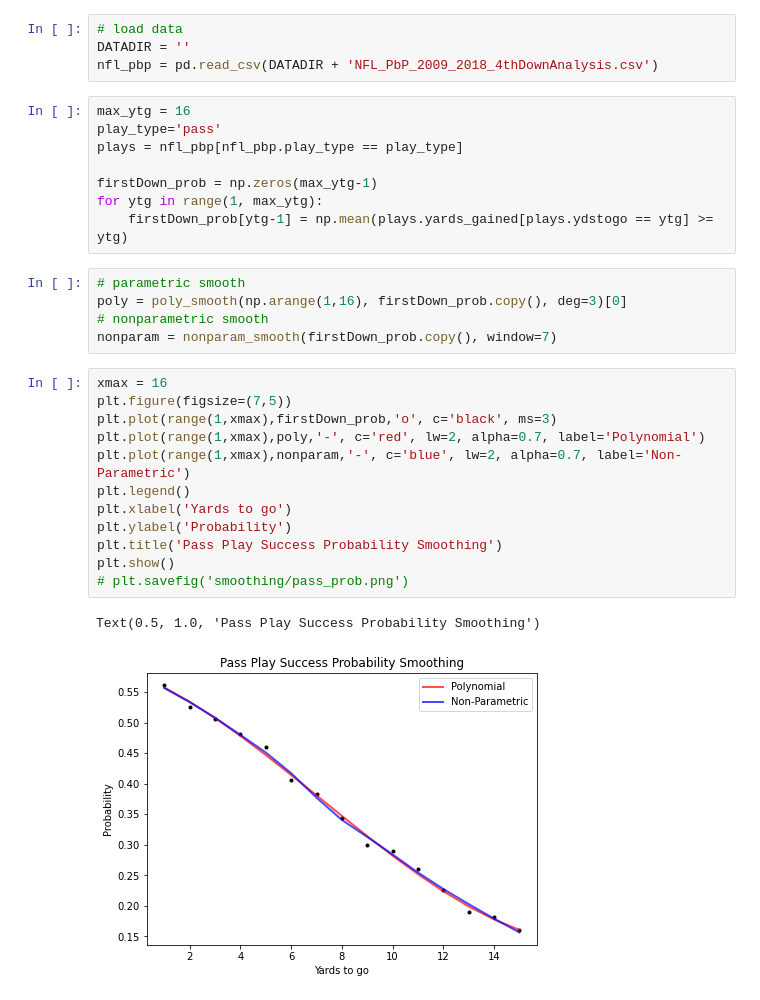
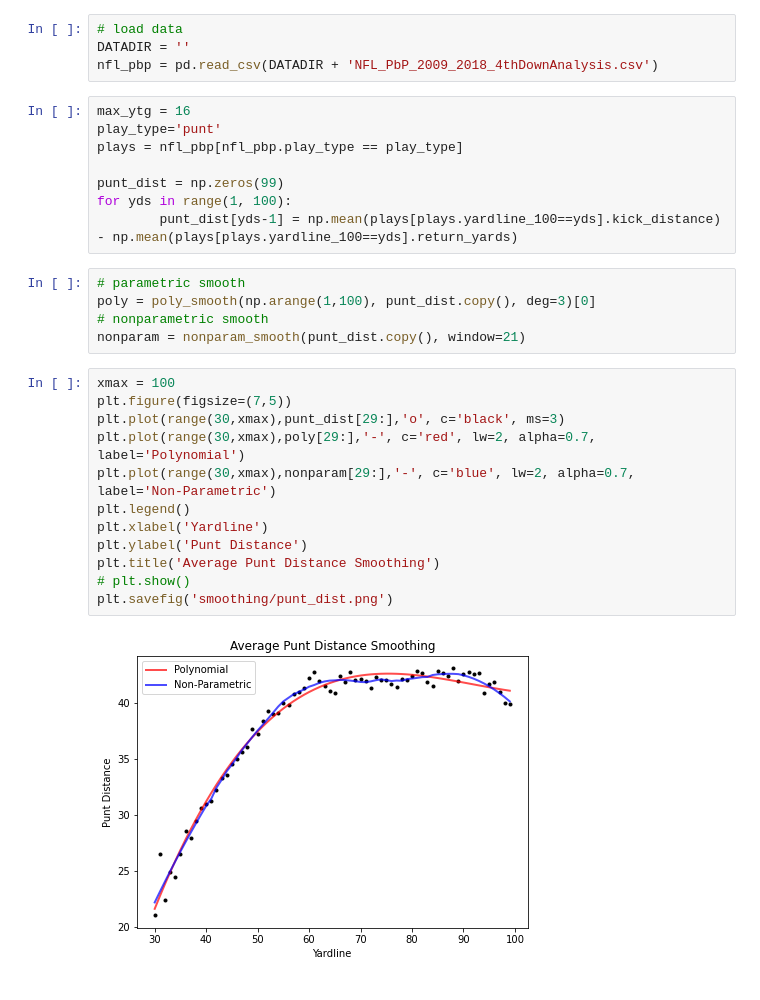
Before and after one commit to janetli19/nfl-runpass, a Jupyter notebook: smoothing.ipynb, the cells around one changed output. Drawn from its saved outputs; the diff is of its cells as text.

Commit message:
updated punt smoothing

```diff
--- a/smoothing.ipynb
+++ b/smoothing.ipynb
@@ -22,29 +22,28 @@ DATADIR = ''
 nfl_pbp = pd.read_csv(DATADIR + 'NFL_PbP_2009_2018_4thDownAnalysis.csv')
 # %%
 max_ytg = 16
-play_type='pass'
+play_type='punt'
 plays = nfl_pbp[nfl_pbp.play_type == play_type]
 
-firstDown_prob = np.zeros(max_ytg-1)
-for ytg in range(1, max_ytg):
-    firstDown_prob[ytg-1] = np.mean(plays.yards_gained[plays.ydstogo == ytg] >= ytg)
+punt_dist = np.zeros(99)
+for yds in range(1, 100):
+        punt_dist[yds-1] = np.mean(plays[plays.yardline_100==yds].kick_distance) - np.mean(plays[plays.yardline_100==yds].return_yards)
 # %%
 # parametric smooth
-poly = poly_smooth(np.arange(1,16), firstDown_prob.copy(), deg=3)[0]
+poly = poly_smooth(np.arange(1,100), punt_dist.copy(), deg=3)[0]
 # nonparametric smooth
-nonparam = nonparam_smooth(firstDown_prob.copy(), window=7)
+nonparam = nonparam_smooth(punt_dist.copy(), window=21)
 # %%
-xmax = 16
+xmax = 100
 plt.figure(figsize=(7,5))
-plt.plot(range(1,xmax),firstDown_prob,'o', c='black', ms=3)
-plt.plot(range(1,xmax),poly,'-', c='red', lw=2, alpha=0.7, label='Polynomial')
-plt.plot(range(1,xmax),nonparam,'-', c='blue', lw=2, alpha=0.7, label='Non-Parametric')
+plt.plot(range(30,xmax),punt_dist[29:],'o', c='black', ms=3)
+plt.plot(range(30,xmax),poly[29:],'-', c='red', lw=2, alpha=0.7, label='Polynomial')
+plt.plot(range(30,xmax),nonparam[29:],'-', c='blue', lw=2, alpha=0.7, label='Non-Parametric')
 plt.legend()
-plt.xlabel('Yards to go')
-plt.ylabel('Probability')
-plt.title('Pass Play Success Probability Smoothing')
-plt.show()
-# plt.savefig('smoothing/pass_prob.png')
+plt.xlabel('Yardline')
+plt.ylabel('Punt Distance')
+plt.title('Average Punt Distance Smoothing')
+# plt.show()
+plt.savefig('smoothing/punt_dist.png')
 # %% [output]
-Text(0.5, 1.0, 'Pass Play Success Probability Smoothing')
-[figure, old version]
+[figure, new version]
```
Also changed, not shown: 5 other files.
